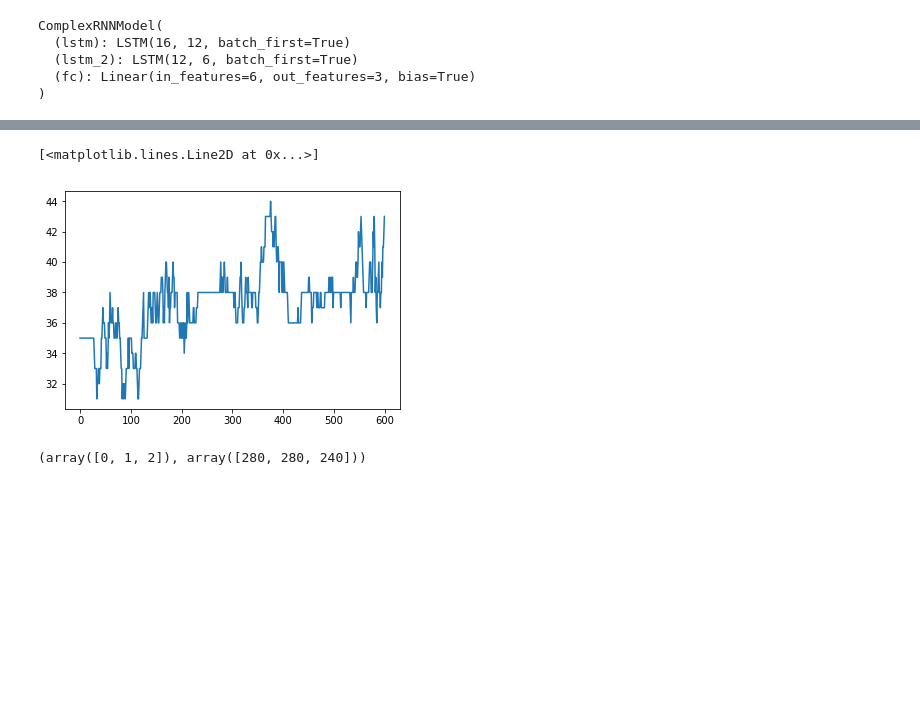
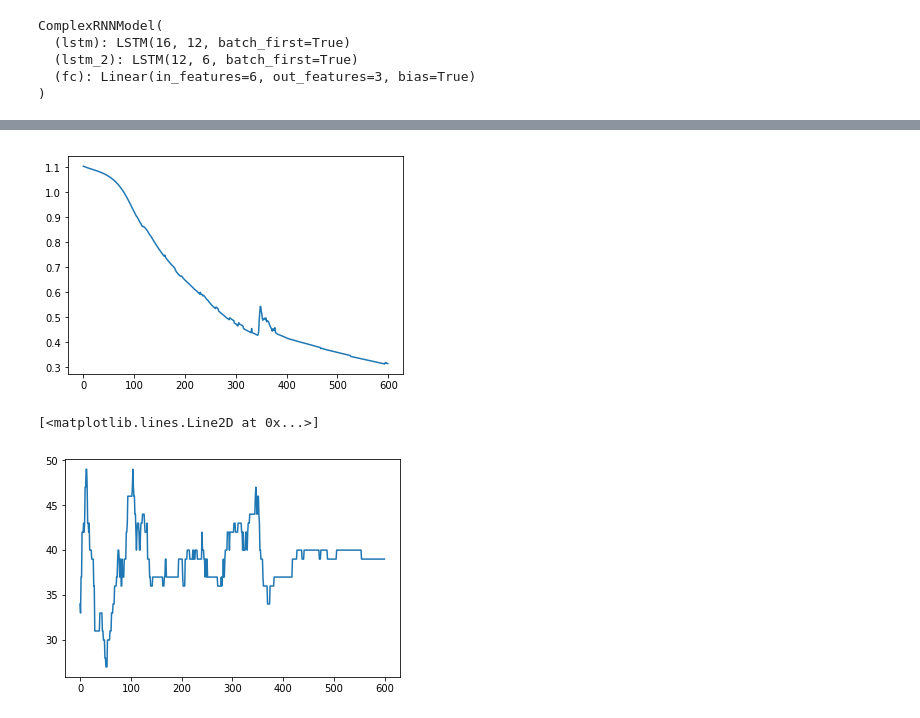
Before and after one commit to iamhectorotero/learning-physical-properties-with-rnns, a Jupyter notebook: 3. Yoked Training Loop.ipynb, the cells around one changed output, grey strips where cells are left out. Drawn from its saved outputs; the diff is of its cells as text; code cells hidden in the pictures; blank space fills up the shorter version.

```diff
--- a/3. Yoked Training Loop.ipynb
+++ b/3. Yoked Training Loop.ipynb
@@ -206,0 +172,18 @@ plt.plot(epoch_losses)
+# %%
+train_loader, val_loader = prepare_dataset(exp1_trials, MASS_CLASS_COLS, normalise=True)
+# %%
+np.random.seed(0)
+torch.manual_seed(0)
+torch.backends.cudnn.deterministic = True
+torch.backends.cudnn.benchmark = False
+
+input_dim = 16   # input dimension
+first_hidden_dim = 12  # hidden layer dimension
+second_hidden_dim = 6     # number of hidden layers
+output_dim = 3   # output dimension
+
+model = ComplexRNNModel(input_dim, first_hidden_dim, second_hidden_dim, output_dim)
+model = model.cuda()
+
+error = nn.CrossEntropyLoss().cuda()
+optimizer = torch.optim.Adam(model.parameters(), lr=0.001)
@@ -206,0 +198,2 @@ plt.plot(epoch_losses)
+# %%
+epoch_losses, epoch_accuracies = training_loop(model, optimizer, error, train_loader, val_loader, num_epochs=600)
@@ -207,9 +214,8 @@ plt.plot(epoch_losses)
 # %%
+plt.plot(epoch_losses)
+plt.show()
 plt.plot(epoch_accuracies)
 # %% [output]
+[figure, new version]
 [<matplotlib.lines.Line2D at 0x...>]
-[figure, old version]
+[figure, added]
-# %%
-np.unique(Y, return_counts=True)
-# %% [output]
-(array([0, 1, 2]), array([280, 280, 240]))
```
Also changed, not shown: parts of 30 cells of this notebook, 4 other files.
